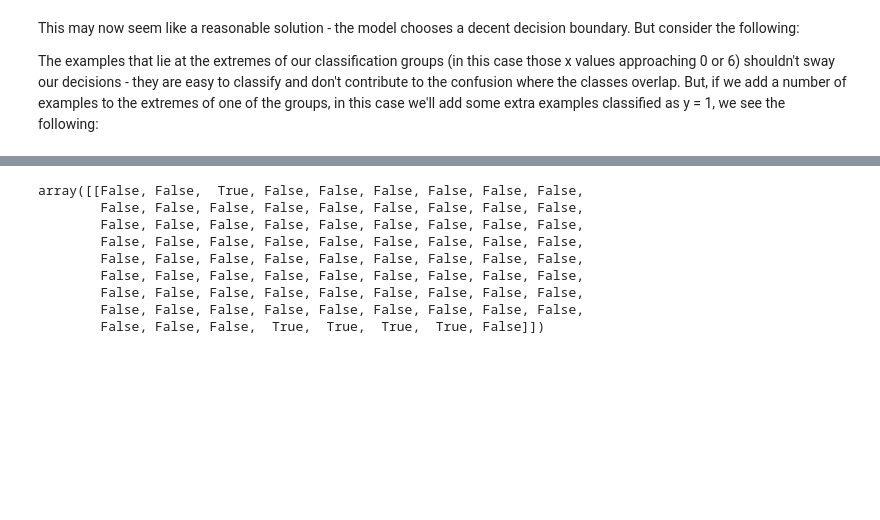
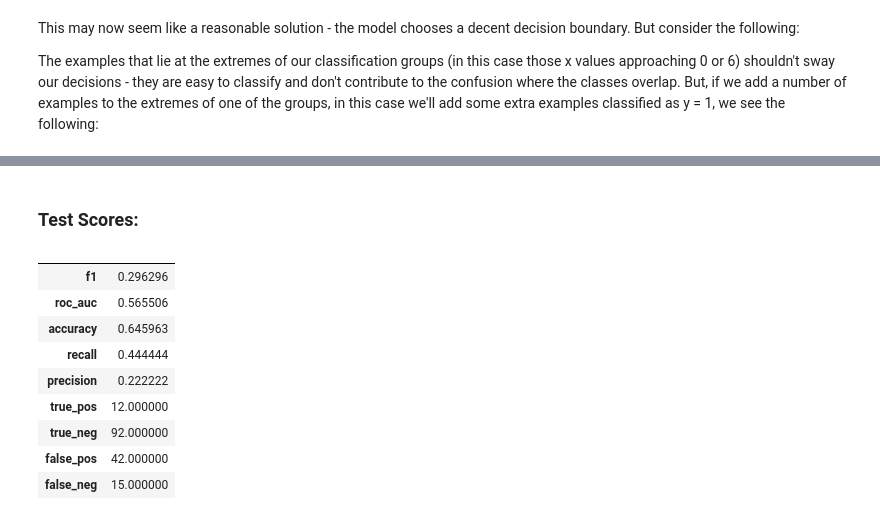
Before and after one commit to btcooper22/ace_project, a Jupyter notebook: models/logistic_regression_model.ipynb, the cells around one changed output, grey strips where cells are left out. Cells and saved outputs as stored; diff of their text form; code cells hidden in the pictures; blank space fills up the shorter version.

```diff
--- a/models/logistic_regression_model.ipynb
+++ b/models/logistic_regression_model.ipynb
@@ -212,42 +274,0 @@ LogisticRegression(C=0.08858667904100823, class_weight='balanced',
-# %%
-from sklearn.metrics import (make_scorer, confusion_matrix, precision_score,
-                             f1_score, roc_auc_score, accuracy_score,
-                             recall_score)
-
-# custom scoring functions for CV loop
-true_neg = make_scorer(lambda y, y_pred: confusion_matrix(y, y_pred)[0][0])
-false_neg = make_scorer(lambda y, y_pred: confusion_matrix(y, y_pred)[1][0])
-true_pos = make_scorer(lambda y, y_pred: confusion_matrix(y, y_pred)[1][1])
-false_pos = make_scorer(lambda y, y_pred: confusion_matrix(y, y_pred)[0][1])
-precision = make_scorer(precision_score, zero_division=0)
-
-# dict of scoring functions
-SCORING = {
-    "f1": make_scorer(f1_score),
-    "roc_auc": make_scorer(roc_auc_score),
-    "accuracy": make_scorer(accuracy_score),
-    "recall": make_scorer(recall_score),
-    "precision": make_scorer(precision_score),
-    "true_pos": true_pos,
-    "true_neg": true_neg,
-    "false_pos": false_pos,
-    "false_neg": false_neg
-}
-
-
-def score_classifier(clf, X, y):
-    """
-    Scores a classifier function against scoring functions in SCORING dict
-
-    :param clf: classifier to be scored
-    :param X: matrix of training vectors
-    :param y: vector of target labels
-    :return: dict of {score type: score} pairs
-    """
-
-    scores = {}
-    for name, scorer in SCORING.items():
-        scores[name] = scorer(clf, X, y)
-    return scores
-
-score_classifier(log_reg_clf, X_test, y_test)
@@ -287,12 +275,16 @@ array([[ 0.        ,  0.        ,  0.18114178,  0.        ,  0.        ,
-# %%
-log_reg_clf.coef_ != 0
-# %% [output]
-array([[False, False,  True, False, False, False, False, False, False,
-        False, False, False, False, False, False, False, False, False,
-        False, False, False, False, False, False, False, False, False,
-        False, False, False, False, False, False, False, False, False,
-        False, False, False, False, False, False, False, False, False,
-        False, False, False, False, False, False, False, False, False,
-        False, False, False, False, False, False, False, False, False,
-        False, False, False, False, False, False, False, False, False,
-        False, False, False,  True,  True,  True,  True, False]])
+# %% [markdown]
+### Test Scores:
+# %%
+test_scores = score_classifier(log_reg_clf, X_test_prepped, y_test)
+pd.DataFrame(test_scores, index=[""]).T
+# %% [output]
+|  |  |
+| f1 | 0.296296 |
+| roc_auc | 0.565506 |
+| accuracy | 0.645963 |
+| recall | 0.444444 |
+| precision | 0.222222 |
+| true_pos | 12.000000 |
+| true_neg | 92.000000 |
+| false_pos | 42.000000 |
+| false_neg | 15.000000 |
```
Also changed, not shown: parts of 32 cells of this notebook, 2 other files.
